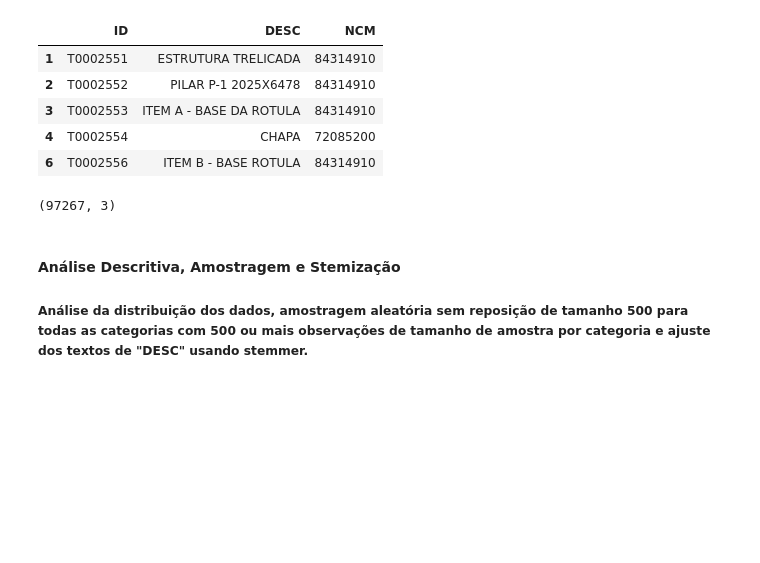
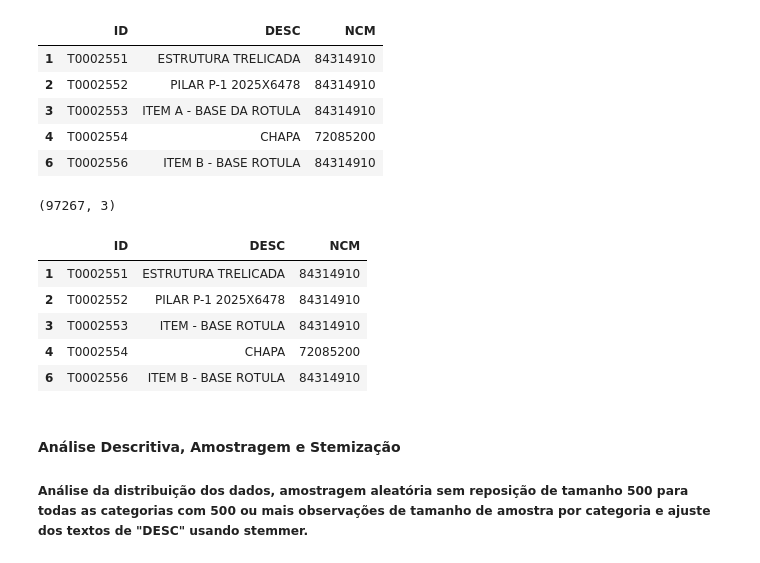
Before and after one commit to franciscopires2000/machine-learning-NCM, a Jupyter notebook: ml_NCM.ipynb, the cells around one changed output. Drawn from its saved outputs; the diff is of its cells as text; code cells hidden in the pictures; blank space fills up the shorter version.

```diff
--- a/ml_NCM.ipynb
+++ b/ml_NCM.ipynb
@@ -117,6 +118,28 @@ dados.head()
 dados.shape
 # %% [output]
 (97267, 3)
+# %%
+# remover stop words
+stop_words = set(stopwords.words('portuguese'))
+
+# funcao removedora de stop words
+def remove_stopwords(text):
+    tokens = word_tokenize(text, language='portuguese')
+    filtered_text = [word for word in tokens if word.lower() not in stop_words]
+    return ' '.join(filtered_text)
+
+# aplicar remove_stopwords
+dados['DESC'] = dados['DESC'].apply(remove_stopwords)
+
+# visualizar dados
+dados.head()
+# %% [output]
+|  | ID | DESC | NCM |
+| 1 | T0002551 | ESTRUTURA TRELICADA | 84314910 |
+| 2 | T0002552 | PILAR P-1 2025X6478 | 84314910 |
+| 3 | T0002553 | ITEM - BASE ROTULA | 84314910 |
+| 4 | T0002554 | CHAPA | 72085200 |
+| 6 | T0002556 | ITEM B - BASE ROTULA | 84314910 |
 # %% [markdown]
 #### Análise Descritiva, Amostragem e Stemização
 ##### Análise da distribuição dos dados, amostragem aleatória sem reposição de tamanho 500 para todas as categorias com 500 ou mais observações de tamanho de amostra por categoria e ajuste dos textos de "DESC" usando stemmer.
```
Also changed, not shown: parts of 3 cells of this notebook.
